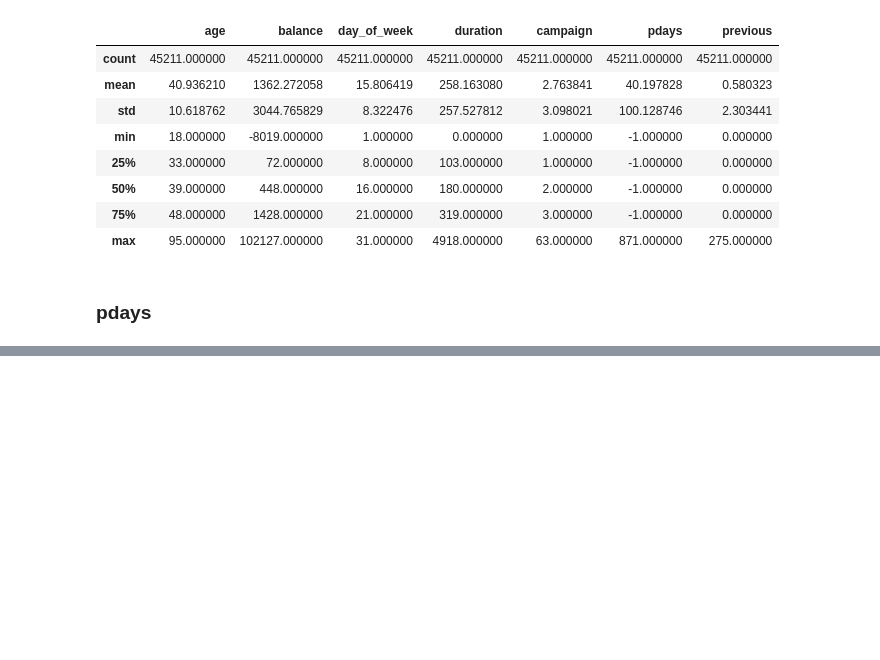
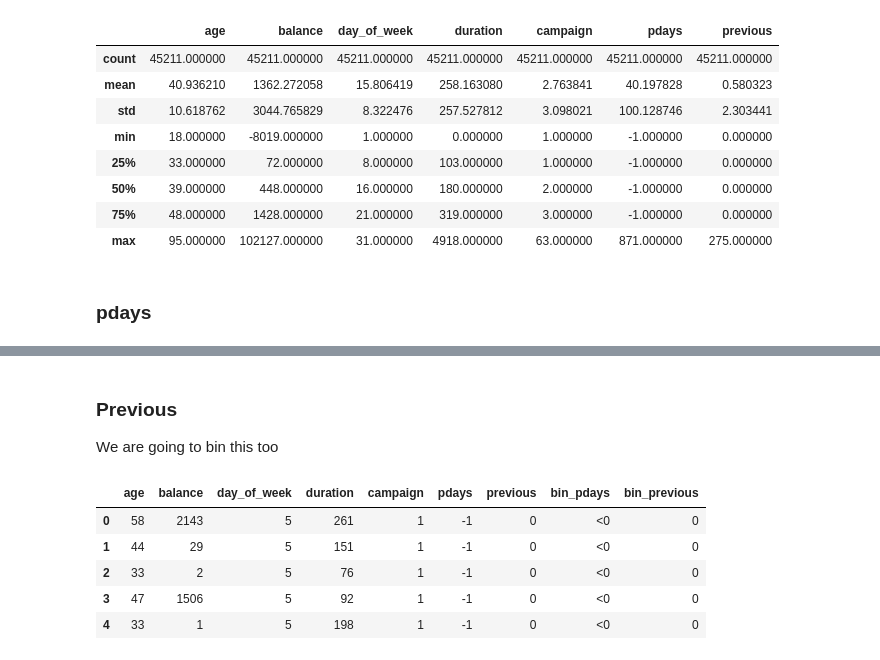
Before and after one commit to Skeo220/UCI-Machine-Learning-Repository, a Jupyter notebook: Bank_Marketing_Feature_Engineering.ipynb, the cells around one changed output, grey strips where cells are left out. Drawn from its saved outputs; the diff is of its cells as text; code cells hidden in the pictures; blank space fills up the shorter version.

```diff
--- a/Bank_Marketing_Feature_Engineering.ipynb
+++ b/Bank_Marketing_Feature_Engineering.ipynb
@@ -106,0 +97,16 @@ features.head()
+# %% [markdown]
+### Previous
+We are going to bin this too
+# %%
+# bins and labels
+bins = [0, 5, 10, 15, 20, 25, float('inf')]
+labels = ['0', '1-5', '6-10', '11-15', '16-20', '>20']
+num_vars['bin_previous'] = pd.cut(num_vars['previous'], bins=bins, labels=labels, right=False)
+num_vars.head()
+# %% [output]
+|  | age | balance | day_of_week | duration | campaign | pdays | previous | bin_pdays | bin_previous |
+| 0 | 58 | 2143 | 5 | 261 | 1 | -1 | 0 | <0 | 0 |
+| 1 | 44 | 29 | 5 | 151 | 1 | -1 | 0 | <0 | 0 |
+| 2 | 33 | 2 | 5 | 76 | 1 | -1 | 0 | <0 | 0 |
+| 3 | 47 | 1506 | 5 | 92 | 1 | -1 | 0 | <0 | 0 |
+| 4 | 33 | 1 | 5 | 198 | 1 | -1 | 0 | <0 | 0 |
```
Also changed, not shown: parts of 9 cells of this notebook.
